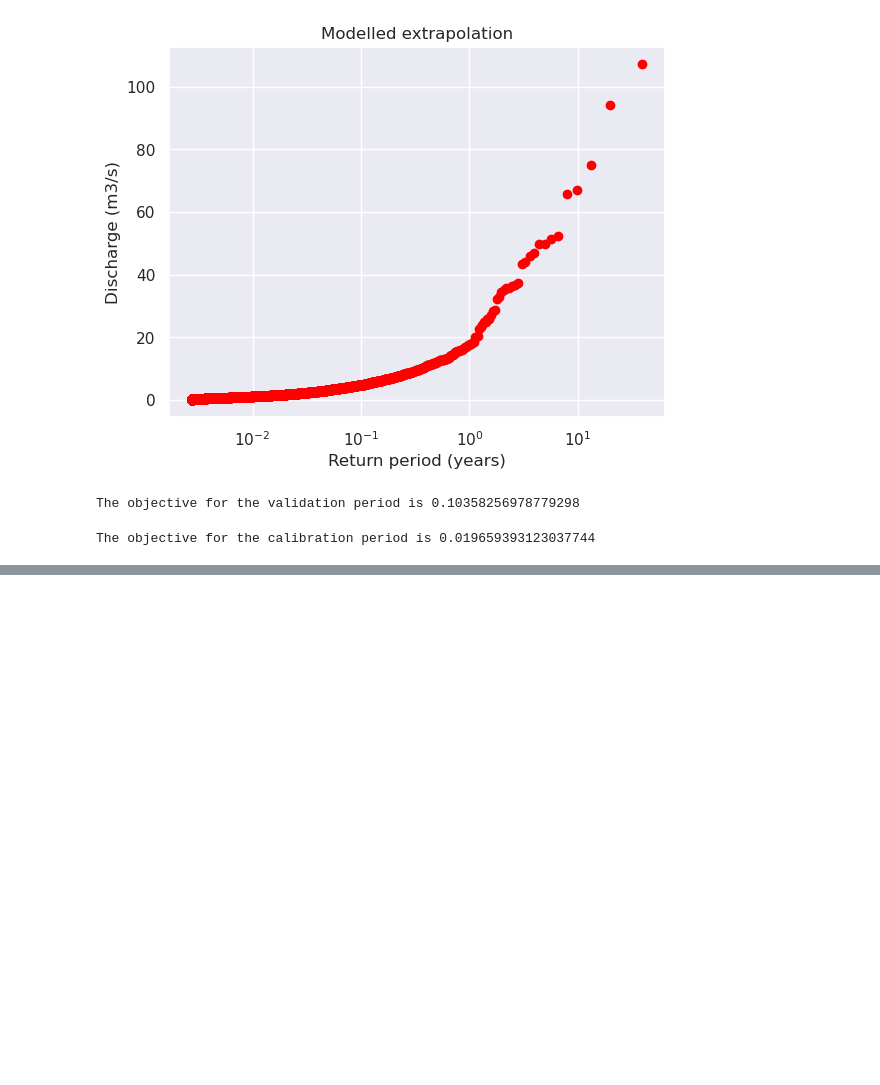
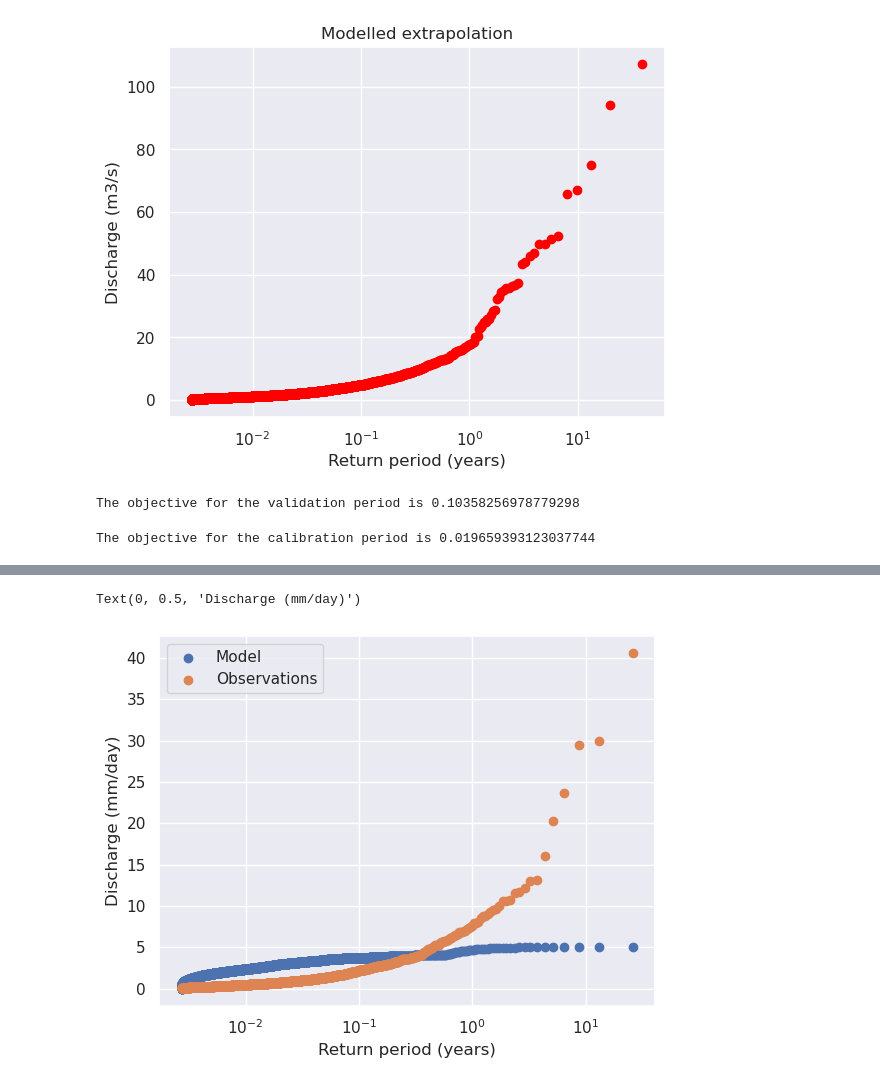
Before and after one commit to ThirzavanEsch/BEPproject, a Jupyter notebook: book/CHAPTER3.ipynb, the cells around one changed output, grey strips where cells are left out. Saved outputs shown, nothing was run; the diff lists cells and outputs as text; code cells hidden in the pictures; blank space fills up the shorter version.

Commit message:
sorted Maximum

```diff
--- a/book/CHAPTER3.ipynb
+++ b/book/CHAPTER3.ipynb
@@ -1209,0 +1358,26 @@ The objective for the calibration period is 0.019659393123037744
+# %%
+# Sort data from high to low
+sorted_model_data = np.sort(model_output_filtered)[::-1]  # Sorteer aflopend
+ds_forcing_filtered = np.sort(ds_forcing_filtered)[::-1]
+
+#calculate return periods
+m = len(sorted_model_data)
+rank = np.arange(1, m + 1)
+return_periods_days_model = (m + 1) / rank
+return_periods_years_model = return_periods_days_model / 365.25
+
+
+m = len(ds_forcing_filtered)
+rank = np.arange(1, m + 1)
+return_periods_days_obs = (m + 1) / rank
+return_periods_years_obs = return_periods_days_obs / 365.25
+
+plt.xscale('log')
+plt.scatter(return_periods_years_model, sorted_model_data, label='Model')
+plt.scatter(return_periods_years_obs, ds_forcing_filtered, label='Observations')
+plt.legend()
+plt.xlabel('Return period (years)')
+plt.ylabel('Discharge (mm/day)')
+# %% [output]
+Text(0, 0.5, 'Discharge (mm/day)')
+[figure, added]
```
Also changed, not shown: parts of 29 cells of this notebook.
